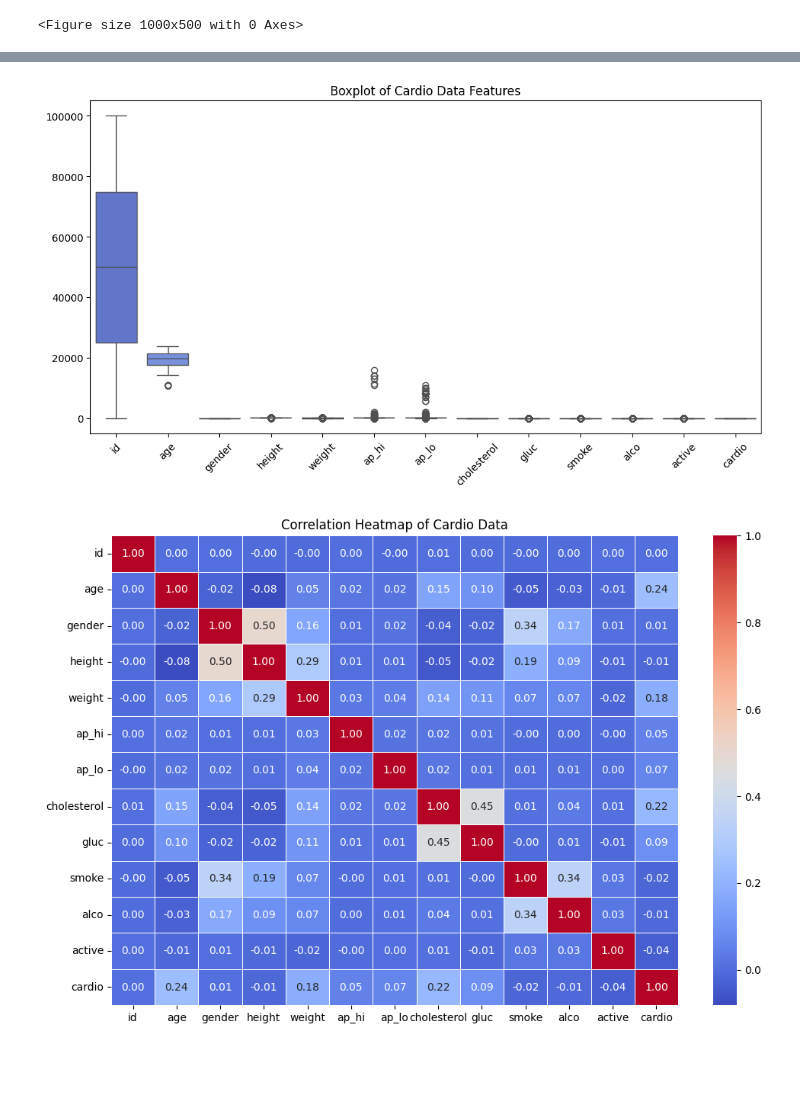
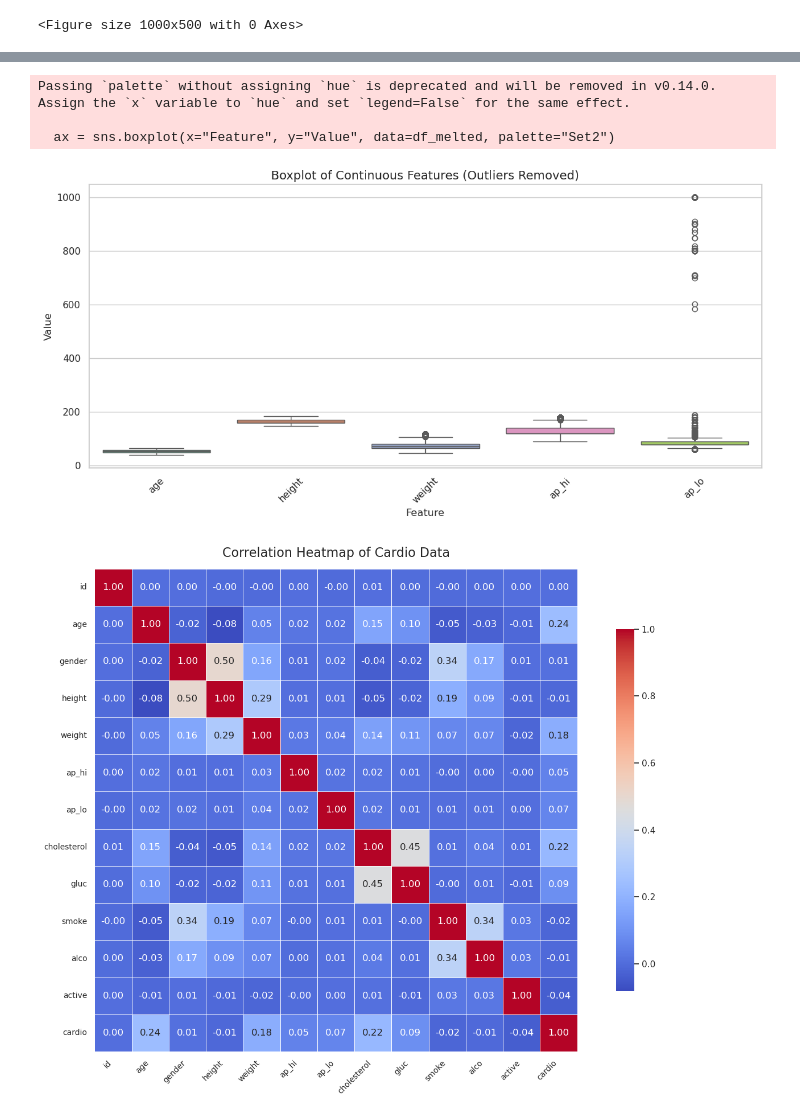
Before and after one commit to NiatKahsay/ads-508-team, a Jupyter notebook: notebooks/create_graphs.ipynb, the cells around one changed output, grey strips where cells are left out. Saved outputs shown, nothing was run; the diff lists cells and outputs as text; code cells hidden in the pictures; blank space fills up the shorter version.

```diff
--- a/notebooks/create_graphs.ipynb
+++ b/notebooks/create_graphs.ipynb
@@ -58,22 +78,81 @@ else:
 # %%
-# -----------------------------
-# 3. Boxplots to Check Outliers
-# -----------------------------
+import pandas as pd
+import seaborn as sns
+import matplotlib.pyplot as plt
+import os
+
+# 1. Set correct path to save in root-level "images" directory
+save_dir = "../images"
+os.makedirs(save_dir, exist_ok=True)
+
+# 2. Select continuous features
+features = ["age", "height", "weight", "ap_hi", "ap_lo"]
+
+# 3. Copy relevant data
+df_plot = cardio_df[features].copy()
+
+# Optional: Convert age to years if in days
+if df_plot["age"].max() > 200:
+    df_plot["age"] = df_plot["age"] / 365
+
+# 4. Clip outliers (1st to 99th percentile)
+for col in features:
+    lower = df_plot[col].quantile(0.01)
+    upper = df_plot[col].quantile(0.99)
+    df_plot[col] = df_plot[col].clip(lower, upper)
+
+# 5. Reshape for seaborn boxplot
+df_melted = df_plot.melt(var_name="Feature", value_name="Value")
+
+# 6. Plot
+sns.set(style="whitegrid")
 plt.figure(figsize=(12, 6))
-sns.boxplot(data=cardio_df, palette="coolwarm")
+ax = sns.boxplot(x="Feature", y="Value", data=df_melted, palette="Set2")
+ax.set_title("Boxplot of Continuous Features (Outliers Removed)", fontsize=14)
 plt.xticks(rotation=45)
-plt.title("Boxplot of Cardio Data Features")
+plt.tight_layout()
+
+# 7. Save the plot in the root-level images/ folder
+plt.savefig(os.path.join(save_dir, "boxplot_continuous_features_clean.png"), dpi=300)
 plt.show()
 # %% [output]
+Passing `palette` without assigning `hue` is deprecated and will be removed in v0.14.0. Assign the `x` variable to `hue` and set `legend=False` for the same effect.
+
+  ax = sns.boxplot(x="Feature", y="Value", data=df_melted, palette="Set2")
-[figure, old version]
+[figure, new version]
 # %%
+import os
+import matplotlib.pyplot as plt
+import seaborn as sns
+
+# Define save directory outside the notebooks folder
+save_dir = "../images"
+os.makedirs(save_dir, exist_ok=True)
+
 # -----------------------------
 # 4. Correlation Heatmap
 # -----------------------------
-plt.figure(figsize=(12, 8))
-sns.heatmap(cardio_df.corr(), annot=True, cmap="coolwarm", fmt=".2f", linewidths=0.5)
-plt.title("Correlation Heatmap of Cardio Data")
+plt.figure(figsize=(14, 10))
+corr = cardio_df.corr(numeric_only=True)
+
+sns.heatmap(
+    corr,
+    annot=True,
+    fmt=".2f",
+    cmap="coolwarm",
+    linewidths=0.5,
+    cbar_kws={"shrink": 0.75},
+    square=True
+)
+
+plt.xticks(rotation=45, ha='right', fontsize=10)
+plt.yticks(rotation=0, fontsize=10)
+plt.title("Correlation Heatmap of Cardio Data", fontsize=16, pad=15)
+plt.tight_layout()
+
+# Save to root-level images folder
+plt.savefig(os.path.join(save_dir, "correlation_heatmap.png"), dpi=300, bbox_inches='tight')
 plt.show()
 # %% [output]
-[figure, old version]
+[figure, new version]
 # %%
```
Also changed, not shown: parts of 2 cells of this notebook, 11 other files.
